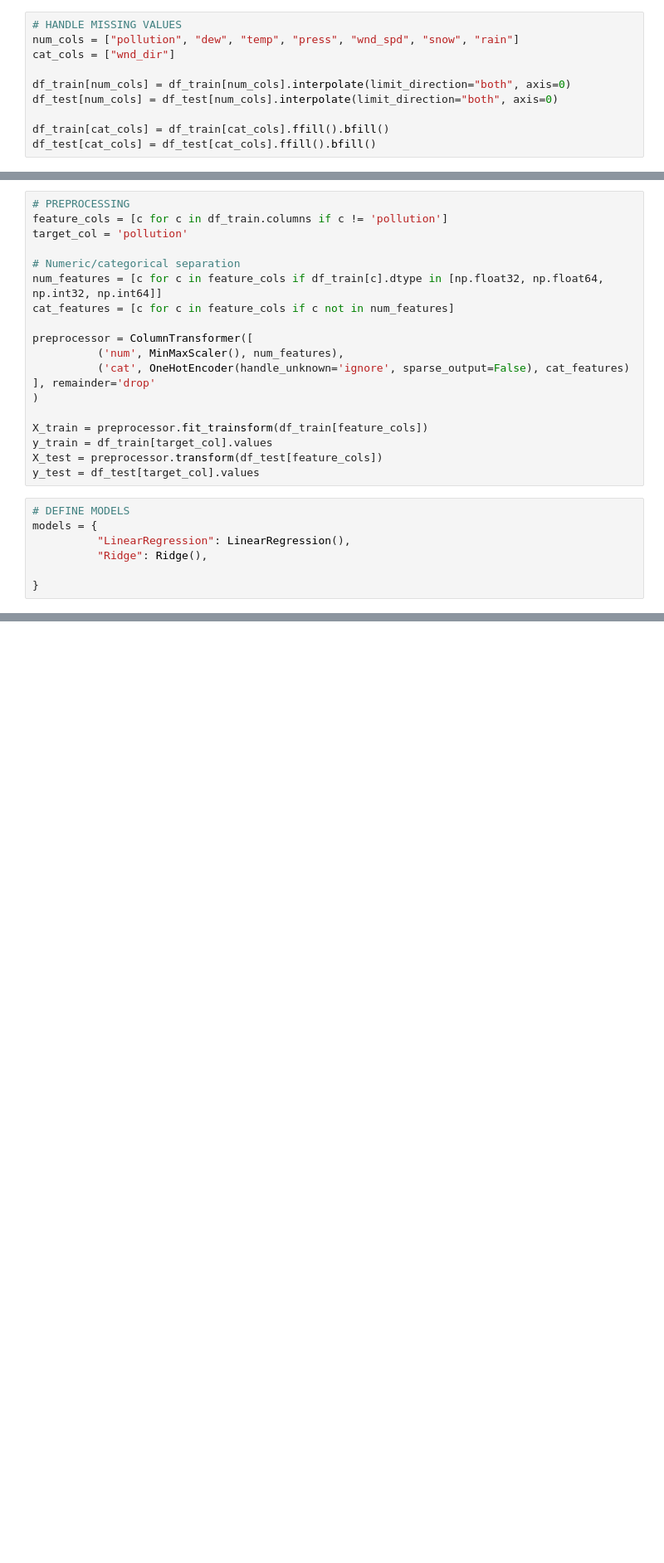
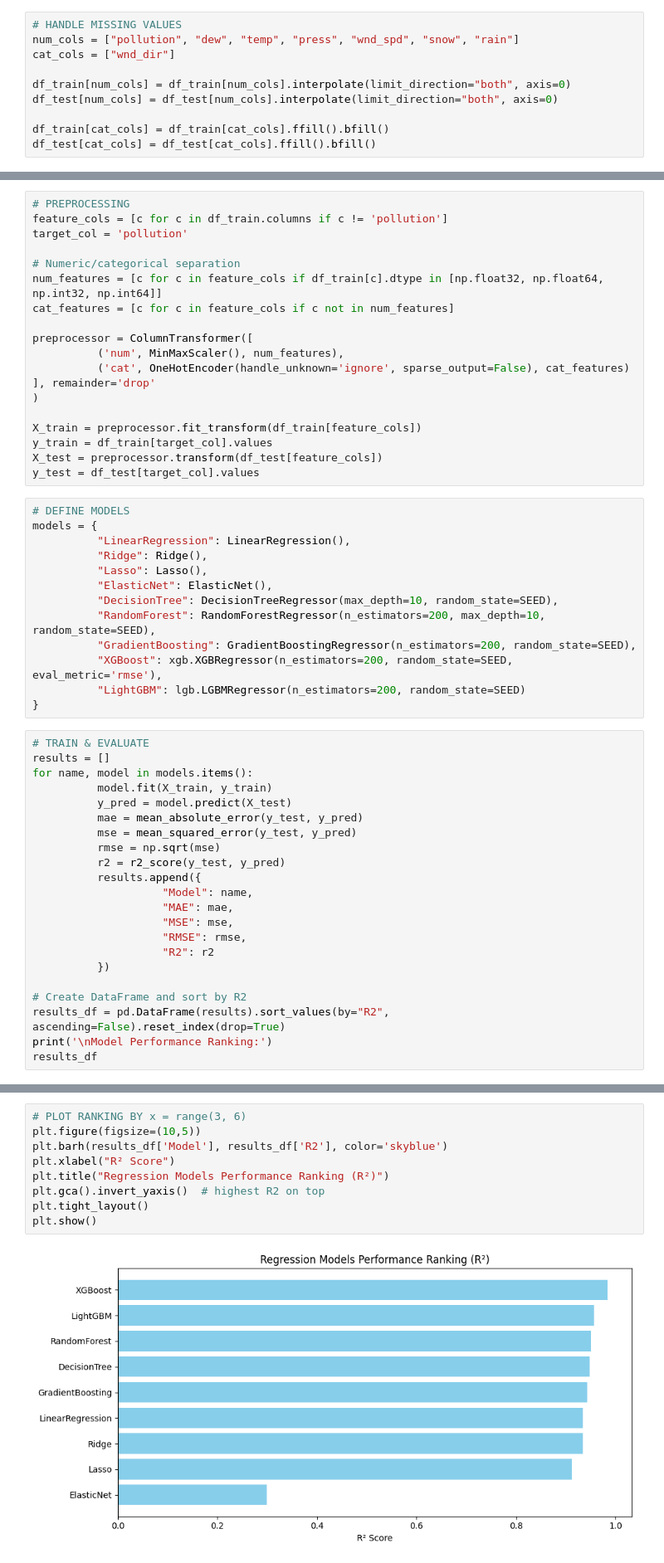
Before and after one commit to LeonardoMdSACode/Air-Pollution-Forecast, a Jupyter notebook: Pollution_Multivariate_Classical.ipynb, the cells around one changed output, grey strips where cells are left out. Shown: that part at 83% size. Cells and saved outputs as stored; diff of their text form; blank space fills up the shorter version.

```diff
--- a/Pollution_Multivariate_Classical.ipynb
+++ b/Pollution_Multivariate_Classical.ipynb
@@ -110,7 +166,7 @@ preprocessor = ColumnTransformer([
 ], remainder='drop'
 )
 
-X_train = preprocessor.fit_trainsform(df_train[feature_cols])
+X_train = preprocessor.fit_transform(df_train[feature_cols])
 y_train = df_train[target_col].values
 X_test = preprocessor.transform(df_test[feature_cols])
 y_test = df_test[target_col].values
@@ -119,5 +175,33 @@ y_test = df_test[target_col].values
 models = {
           "LinearRegression": LinearRegression(),
           "Ridge": Ridge(),
-
+          "Lasso": Lasso(),
+          "ElasticNet": ElasticNet(),
+          "DecisionTree": DecisionTreeRegressor(max_depth=10, random_state=SEED),
+          "RandomForest": RandomForestRegressor(n_estimators=200, max_depth=10, random_state=SEED),
+          "GradientBoosting": GradientBoostingRegressor(n_estimators=200, random_state=SEED),
+          "XGBoost": xgb.XGBRegressor(n_estimators=200, random_state=SEED, eval_metric='rmse'),
+          "LightGBM": lgb.LGBMRegressor(n_estimators=200, random_state=SEED)
 }
+# %%
+# TRAIN & EVALUATE
+results = []
+for name, model in models.items():
+          model.fit(X_train, y_train)
+          y_pred = model.predict(X_test)
+          mae = mean_absolute_error(y_test, y_pred)
+          mse = mean_squared_error(y_test, y_pred)
+          rmse = np.sqrt(mse)
+          r2 = r2_score(y_test, y_pred)
+          results.append({
+                    "Model": name,
+                    "MAE": mae,
+                    "MSE": mse,
+                    "RMSE": rmse,
+                    "R2": r2
+          })
+
+# Create DataFrame and sort by R2
+results_df = pd.DataFrame(results).sort_values(by="R2", ascending=False).reset_index(drop=True)
+print('\nModel Performance Ranking:')
+results_df
@@ -123,0 +227,11 @@ models = {
+# %%
+# PLOT RANKING BY x = range(3, 6)
+plt.figure(figsize=(10,5))
+plt.barh(results_df['Model'], results_df['R2'], color='skyblue')
+plt.xlabel("R² Score")
+plt.title("Regression Models Performance Ranking (R²)")
+plt.gca().invert_yaxis()  # highest R2 on top
+plt.tight_layout()
+plt.show()
+# %% [output]
+[figure, added]
```
Also changed, not shown: parts of 5 cells of this notebook, 2 other files.
